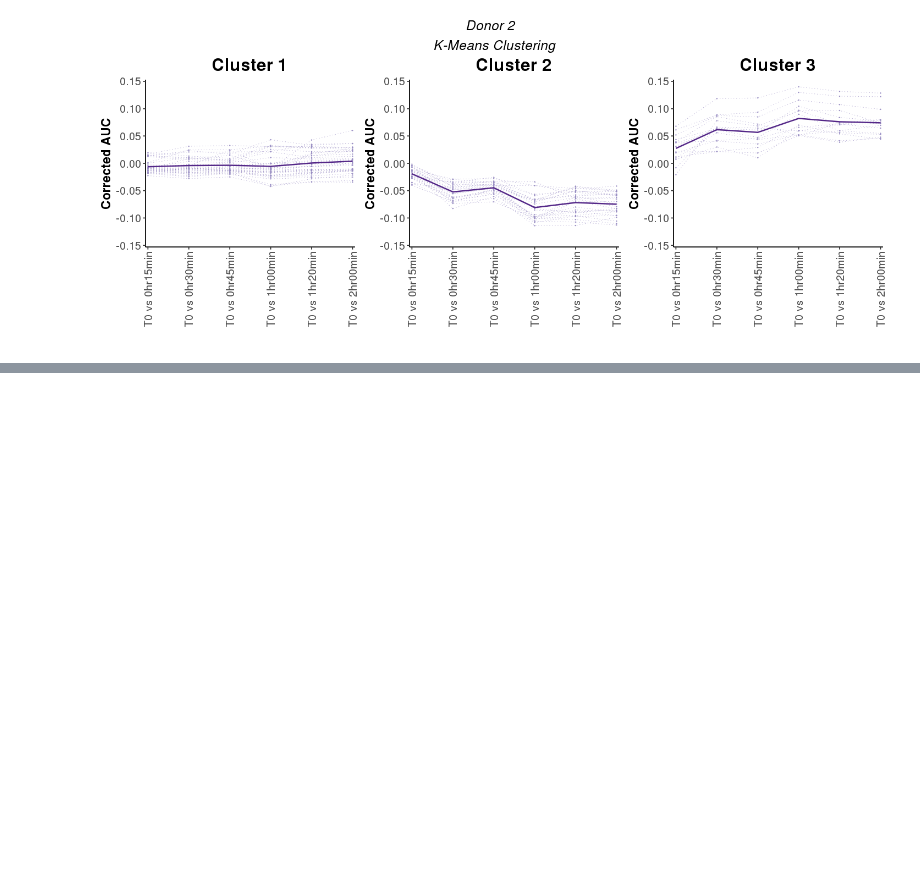
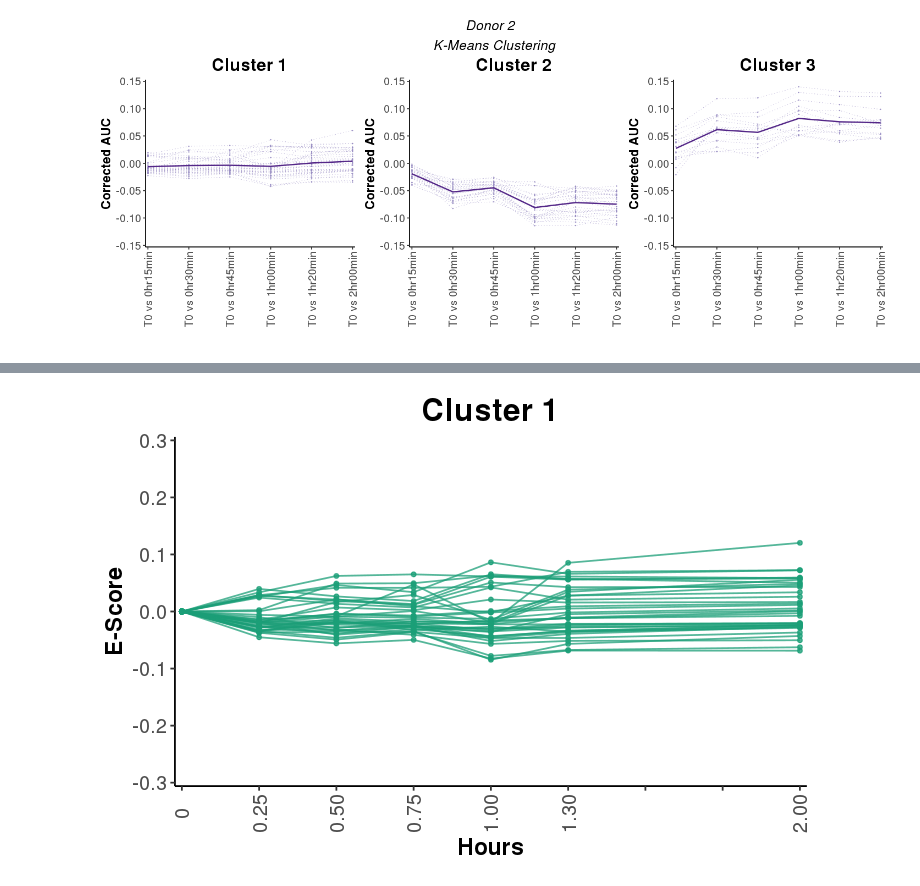
Before and after one commit to rutendos/fantom_lps, a Jupyter notebook: 20191107_time_series_lps_fantom_R.ipynb, the cells around one changed output, grey strips where cells are left out. Cells and saved outputs as stored; diff of their text form; code cells hidden in the pictures; blank space fills up the shorter version.

```diff
--- a/20191107_time_series_lps_fantom_R.ipynb
+++ b/20191107_time_series_lps_fantom_R.ipynb
@@ -882,0 +1032,13 @@ A data.frame: 15 × 7
+# %%
+##create brakes for donor2
+colname_final_plot <- c("T0","T0_0hr15min","T0_0hr30min","T0_0hr45min","T0_1hr00min",
+                        "T0_1hr20min","T0_2hr00min","TF")
+
+level_final_plot <- c("T0","T0_0hr15min","T0_0hr30min","T0_0hr45min","T0_1hr00min",
+                      "T0_1hr20min","space1","space2","T0_2hr00min")
+
+limits_final_plot <- c("T0","T0_0hr15min","T0_0hr30min","T0_0hr45min","T0_1hr00min",
+                       "T0_1hr20min","space1","space2","T0_2hr00min")
+
+labels_final_plot <- c("0","0.25","0.50","0.75",
+                       "1.00", "1.30"," ", " ", "2.00")
@@ -882,0 +1059,3 @@ A data.frame: 15 × 7
+# %%
+T0_lps_auc_donor2_short_cluster2<- data.frame(T0 =(rep(0, nrow(lps_auc_donor2_short_cluster2))),
+                                              lps_auc_donor2_short_cluster2)
@@ -882,0 +1088,29 @@ A data.frame: 15 × 7
+# %%
+df_gather1 <- restructure_df(subset(T0_lps_auc_donor2_short_cluster2, cluster == 1),
+                             colname_final_plot , level_final_plot)
+
+
+########################################################
+########Now plotting the clusters as line plots#########
+########################################################
+
+cluster_plt1 <- ggplot(data=df_gather1, aes(x=keys, y=(val)*2, group=TF)) +
+                    geom_line(linetype = "solid",size=0.5, colour='#1B9E77', alpha=0.75)+
+                    geom_point(size=1, colour='#1B9E77', alpha=0.79)+
+                    labs(title = "Cluster 1",
+                         x = "Hours", y = "E-Score") +
+                    theme_classic() +
+                    scale_y_continuous(expand = c(0.01,0),limits = c(-0.3, 0.3)) +
+                    scale_x_discrete(limit=limits_final_plot,
+                                     labels=labels_final_plot,
+                                     expand=c(0.01, 0.01))+
+                    theme(plot.title = element_text(hjust = 0.5),
+                          title = element_text(size = 16, face = "bold"),
+                          axis.title = element_text(size = 14),
+                          axis.text = element_text(size = 12),
+                          axis.text.x = element_text(size = 12, angle = 90,
+                                                     hjust = 0.5, vjust = 0.5))
+
+cluster_plt1
+# %% [output]
+[figure, added]
```
Also changed, not shown: parts of 27 cells of this notebook, 6 other files.
